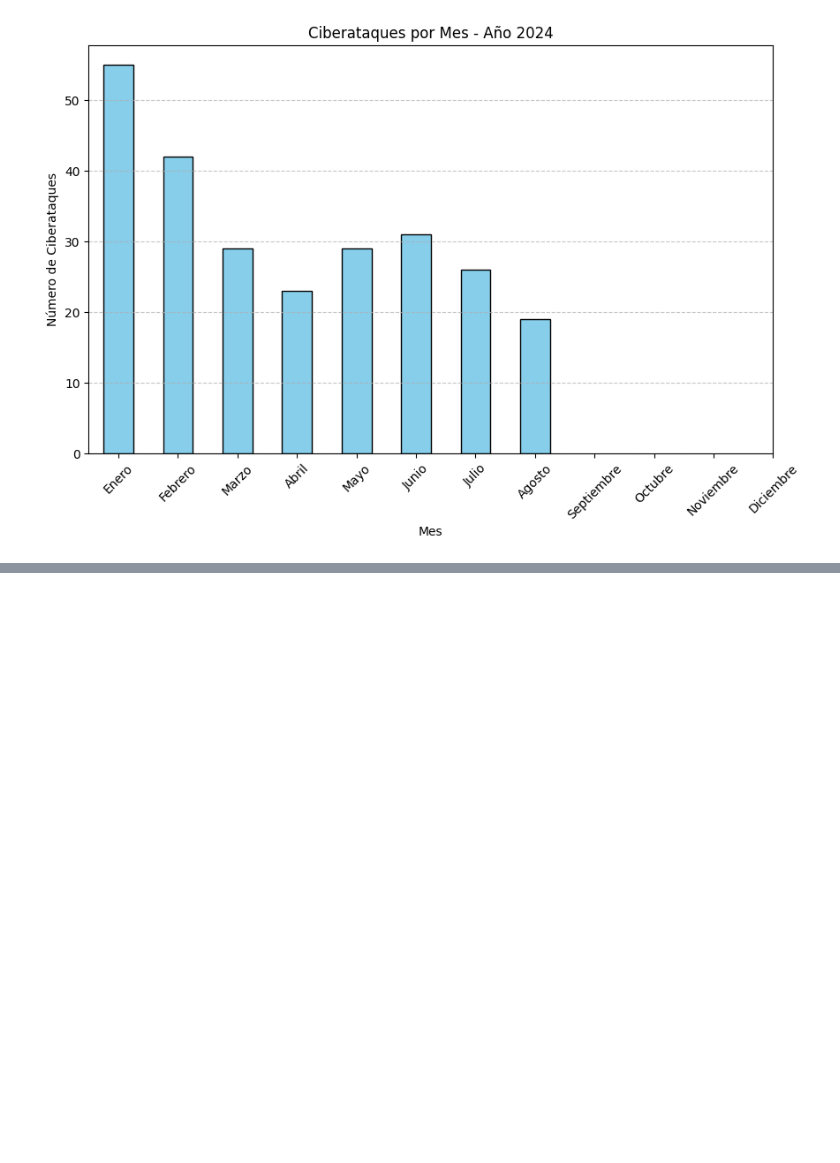
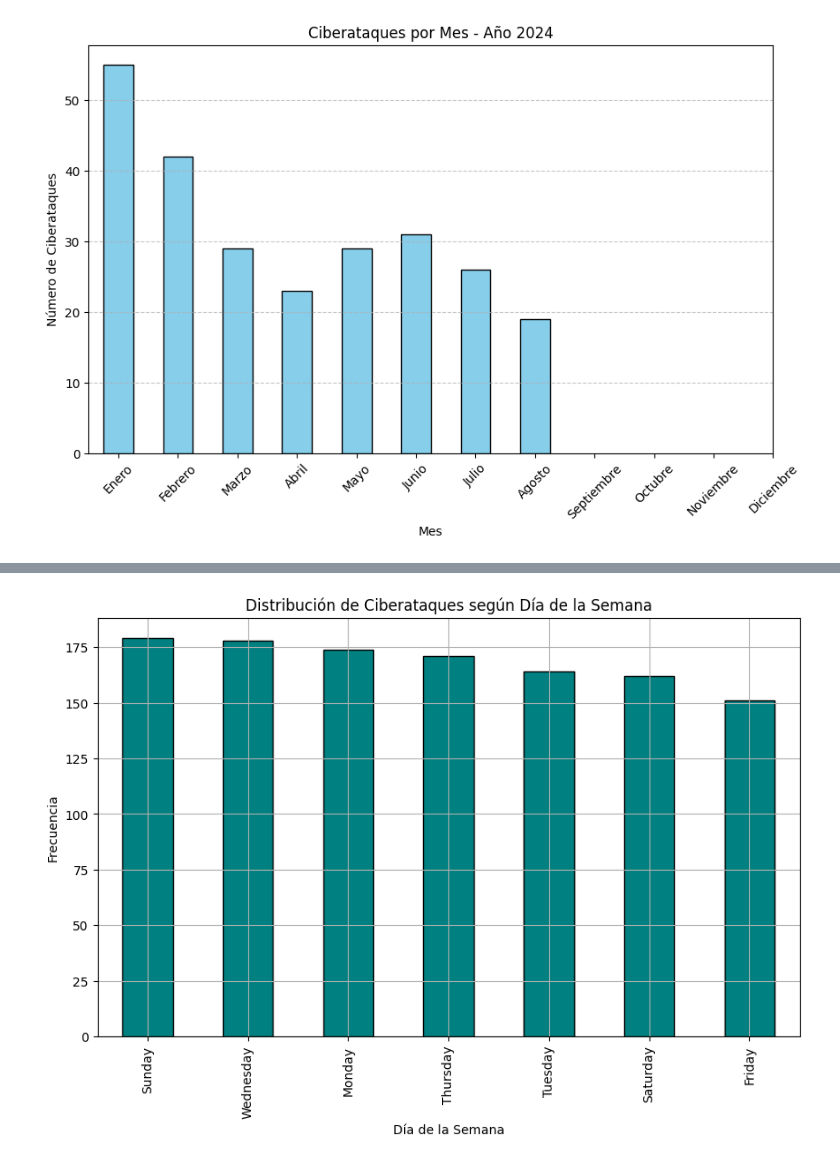
Before and after one commit to sdomialo/DeNexus_CSV-Analysis, a Jupyter notebook: EUROREPO_clean.ipynb, the cells around one changed output, grey strips where cells are left out. Saved outputs shown, nothing was run; the diff lists cells and outputs as text; code cells hidden in the pictures; blank space fills up the shorter version.

```diff
--- a/EUROREPO_clean.ipynb
+++ b/EUROREPO_clean.ipynb
@@ -491,0 +642,13 @@ See the caveats in the documentation: https://pandas.pydata.org/pandas-docs/stab
+# %%
+data_cleaned['day_of_week'] = data_cleaned['start_date'].dt.day_name()
+
+day_counts = data_cleaned['day_of_week'].value_counts()
+plt.figure(figsize=(10, 6))
+day_counts.plot(kind='bar', color='teal', edgecolor='black')
+plt.title('Distribución de Ciberataques según Día de la Semana')
+plt.xlabel('Día de la Semana')
+plt.ylabel('Frecuencia')
+plt.grid()
+plt.show()
+# %% [output]
+[figure, added]
```
Also changed, not shown: parts of 8 cells of this notebook.
